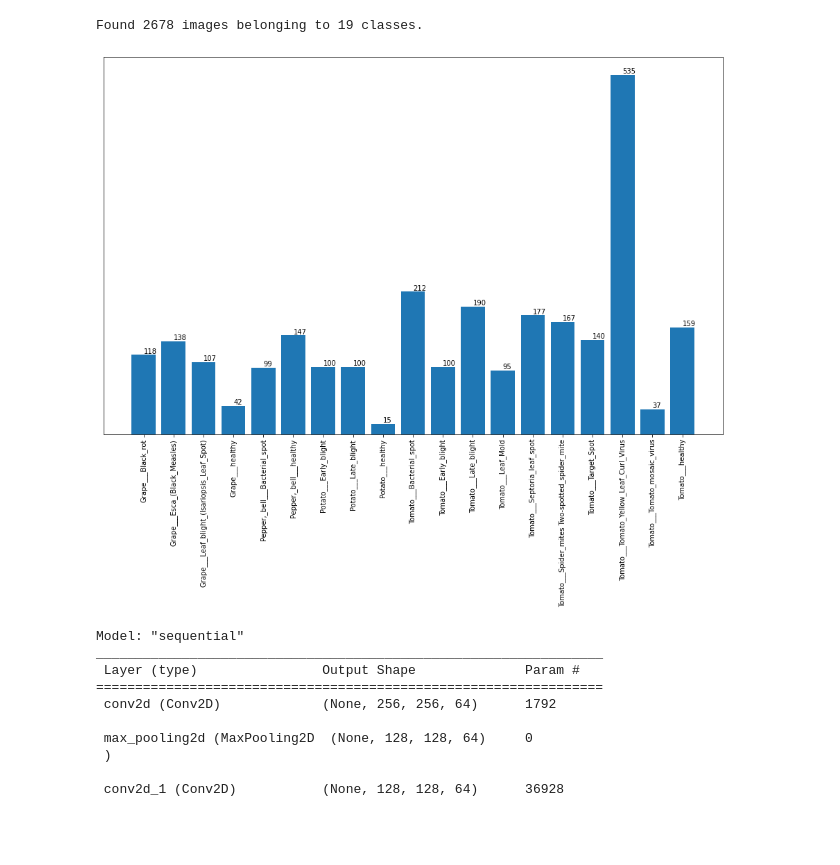
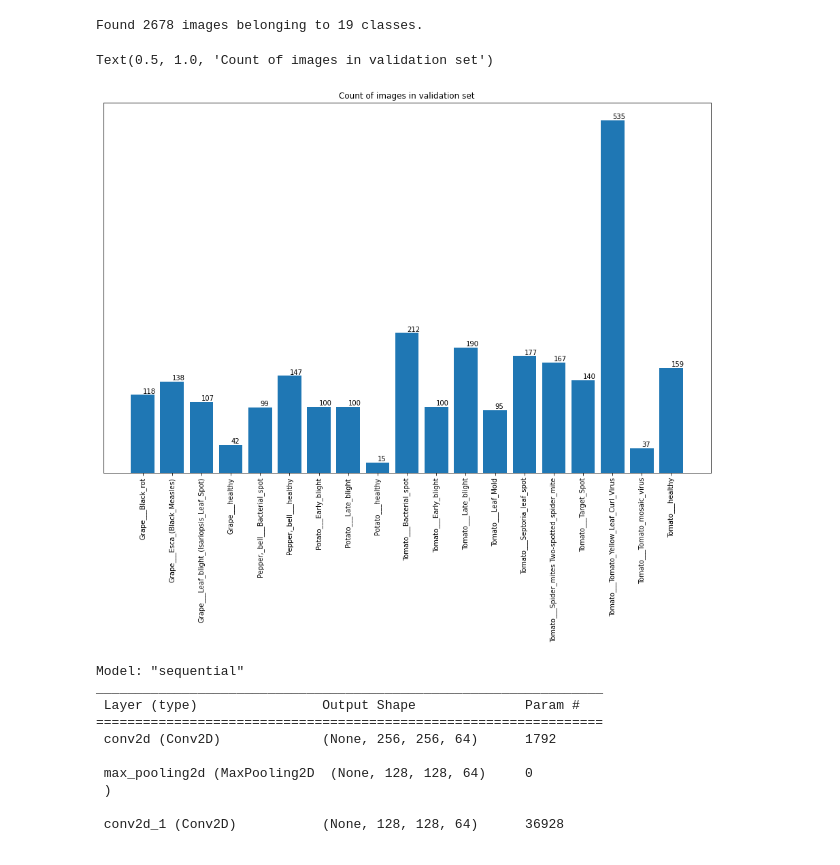
Before and after one commit to Vishwajeet111/Classification-of-Leaves-disease, a Jupyter notebook: Trial_v_1.ipynb, the cells around one changed output. Cells and saved outputs as stored; diff of their text form; code cells hidden in the pictures.

```diff
--- a/Trial_v_1.ipynb
+++ b/Trial_v_1.ipynb
@@ -111,12 +113,14 @@ for i in val_count:
 # %%
 barplot = plt.bar(x=class_names,height=res1.values())
 plt.xticks(rotation=90)
 plt.yticks([])
 for bar in barplot:
     yval = bar.get_height()
     plt.text(bar.get_x() + bar.get_width()/2.0, yval, int(yval), va='bottom')
+plt.title("Count of images in validation set")
 # %% [output]
+Text(0.5, 1.0, 'Count of images in validation set')
-[figure, old version]
+[figure, new version]
 # %%
 input_shape = (image_size,image_size,channels)
 n_classes = 19
```
Also changed, not shown: parts of 1 cell of this notebook.
